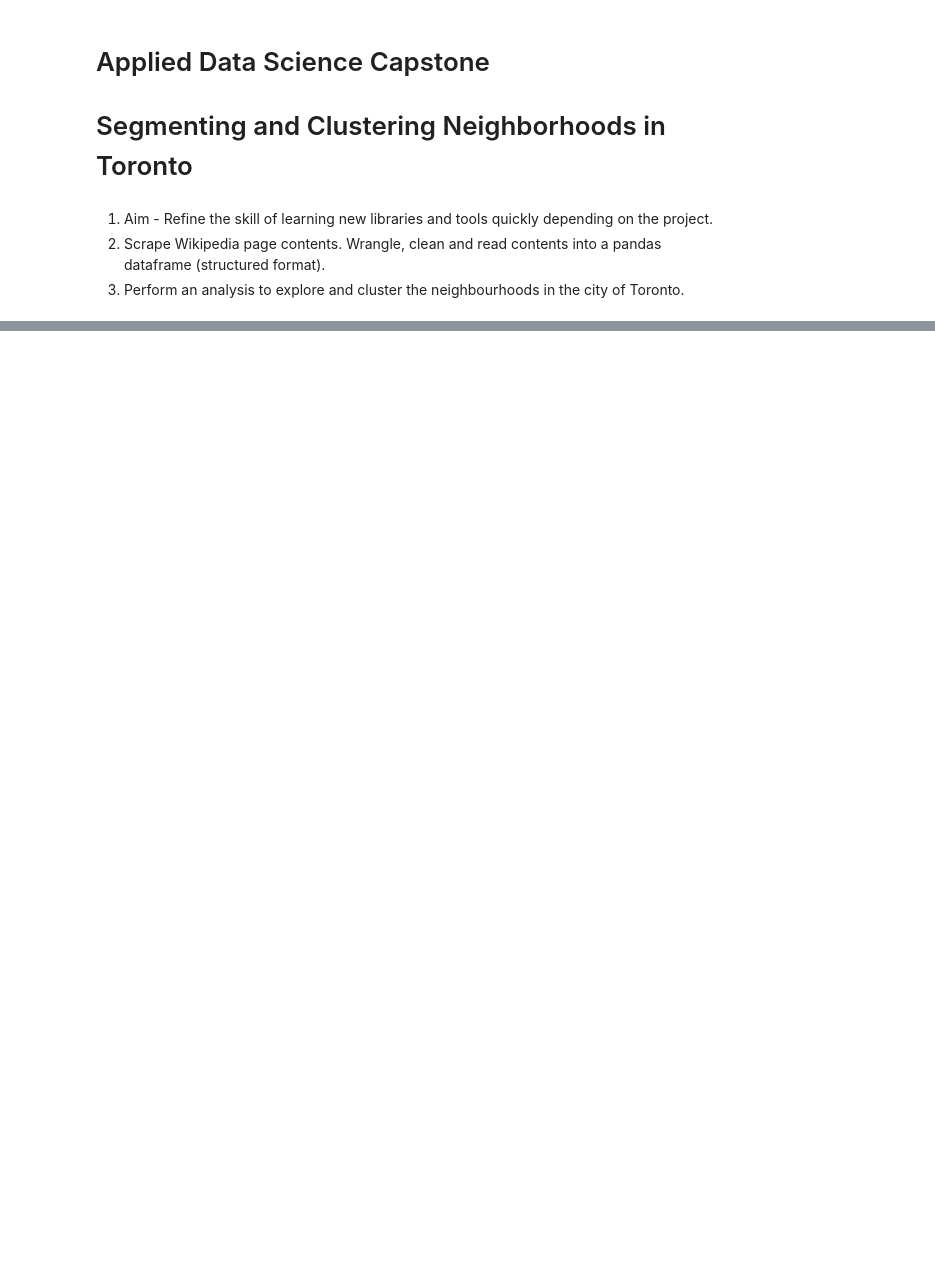
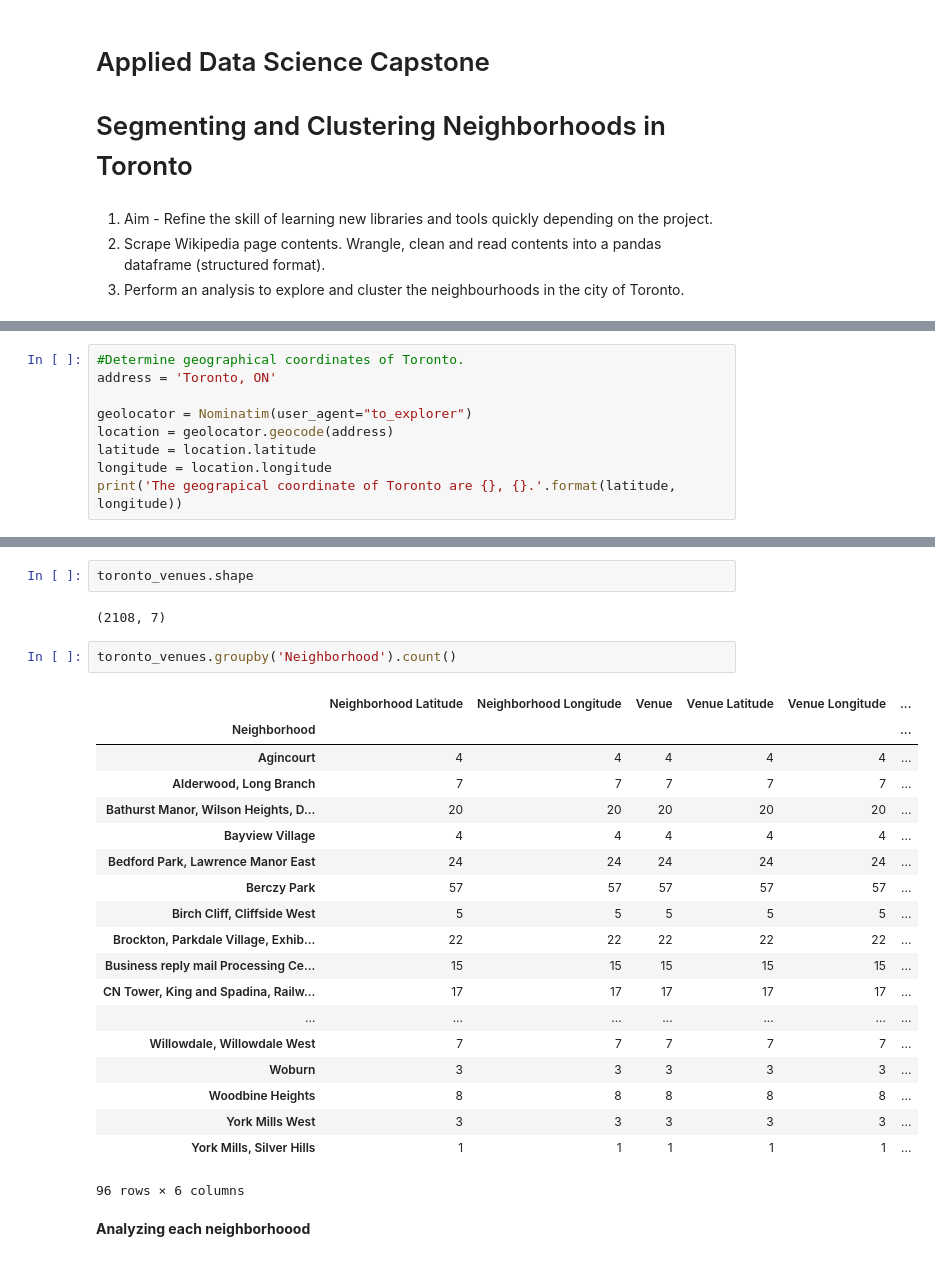
Before and after one commit to sakibch/Segmenting-and-Clustering-Neighbourhoods-in-Toronto, a Jupyter notebook: Segmenting and Clustering Neighbourhoods - Toronto.ipynb, the cells around one changed output, grey strips where cells are left out. Saved outputs shown, nothing was run; the diff lists cells and outputs as text; blank space fills up the shorter version.

```diff
--- a/Segmenting and Clustering Neighbourhoods - Toronto.ipynb
+++ b/Segmenting and Clustering Neighbourhoods - Toronto.ipynb
@@ -68,0 +178,9 @@ row = row[1:len(row)]
+# %%
+#Determine geographical coordinates of Toronto.
+address = 'Toronto, ON'
+
+geolocator = Nominatim(user_agent="to_explorer")
+location = geolocator.geocode(address)
+latitude = location.latitude
+longitude = location.longitude
+print('The geograpical coordinate of Toronto are {}, {}.'.format(latitude, longitude))
@@ -68,0 +298,28 @@ row = row[1:len(row)]
+# %%
+toronto_venues.shape
+# %% [output]
+(2108, 7)
+# %%
+toronto_venues.groupby('Neighborhood').count()
+# %% [output]
+|  | Neighborhood Latitude | Neighborhood Longitude | Venue | Venue Latitude | Venue Longitude | ... |
+| Neighborhood |  |  |  |  |  | ... |
+| Agincourt | 4 | 4 | 4 | 4 | 4 | ... |
+| Alderwood, Long Branch | 7 | 7 | 7 | 7 | 7 | ... |
+| Bathurst Manor, Wilson Heights, D... | 20 | 20 | 20 | 20 | 20 | ... |
+| Bayview Village | 4 | 4 | 4 | 4 | 4 | ... |
+| Bedford Park, Lawrence Manor East | 24 | 24 | 24 | 24 | 24 | ... |
+| Berczy Park | 57 | 57 | 57 | 57 | 57 | ... |
+| Birch Cliff, Cliffside West | 5 | 5 | 5 | 5 | 5 | ... |
+| Brockton, Parkdale Village, Exhib... | 22 | 22 | 22 | 22 | 22 | ... |
+| Business reply mail Processing Ce... | 15 | 15 | 15 | 15 | 15 | ... |
+| CN Tower, King and Spadina, Railw... | 17 | 17 | 17 | 17 | 17 | ... |
+| ... | ... | ... | ... | ... | ... | ... |
+| Willowdale, Willowdale West | 7 | 7 | 7 | 7 | 7 | ... |
+| Woburn | 3 | 3 | 3 | 3 | 3 | ... |
+| Woodbine Heights | 8 | 8 | 8 | 8 | 8 | ... |
+| York Mills West | 3 | 3 | 3 | 3 | 3 | ... |
+| York Mills, Silver Hills | 1 | 1 | 1 | 1 | 1 | ... |
+96 rows × 6 columns
+# %% [markdown]
+**Analyzing each neighborhoood**
```
Also changed, not shown: parts of 53 cells of this notebook.
